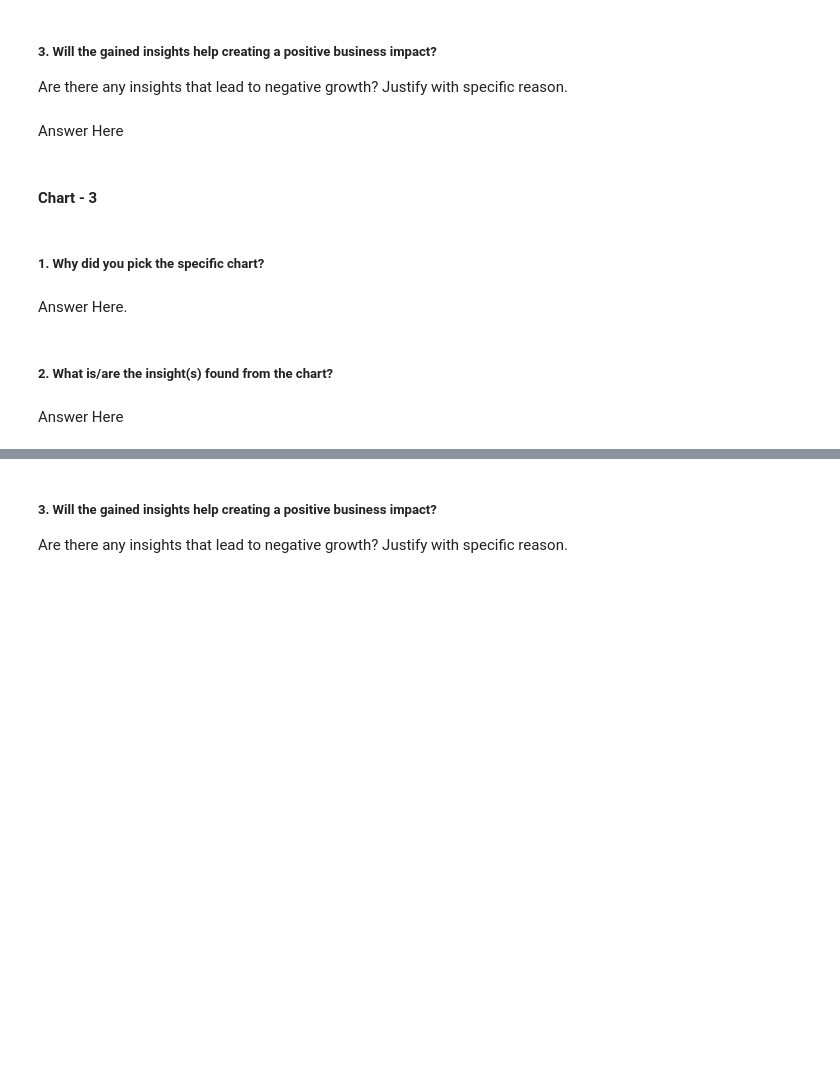
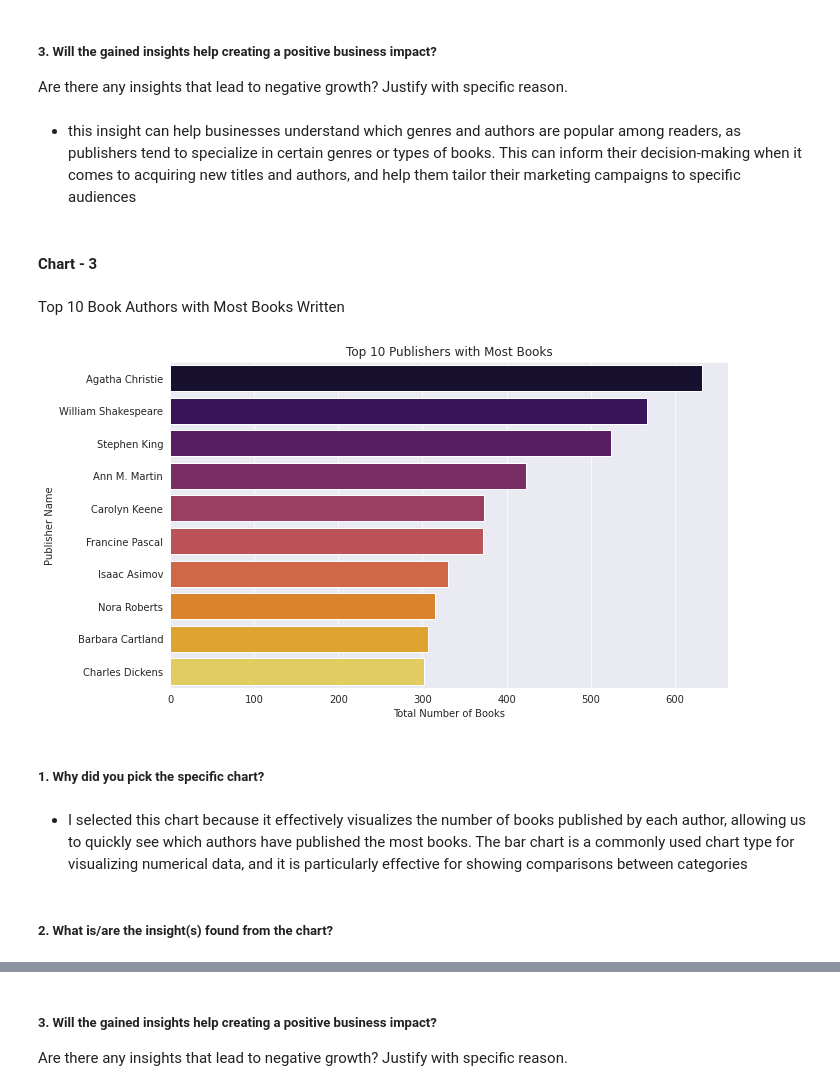
Before and after one commit to SaniyaBubere/book-recommendation-system, a Jupyter notebook: Book_Recommendation_System.ipynb, the cells around one changed output, grey strips where cells are left out. Saved outputs shown, nothing was run; the diff lists cells and outputs as text; code cells hidden in the pictures; blank space fills up the shorter version.

```diff
--- a/Book_Recommendation_System.ipynb
+++ b/Book_Recommendation_System.ipynb
@@ -753,7 +801,7 @@ Answer Here
 # %% [markdown]
 ##### 3. Will the gained insights help creating a positive business impact?
 Are there any insights that lead to negative growth? Justify with specific reason.
-# %% [markdown]
-Answer Here
+# %% [markdown]
+* this insight can help businesses understand which genres and authors are popular among readers, as publishers tend to specialize in certain genres or types of books. This can inform their decision-making when it comes to acquiring new titles and authors, and help them tailor their marketing campaigns to specific audiences
 # %% [markdown]
 #### Chart - 3
@@ -762,8 +808,22 @@ Answer Here
+# %% [markdown]
+Top 10 Book Authors with Most Books Written
+# %%
+# Count the number of books by publisher
+publisher_counts = books_df["Book-Author"].value_counts().head(10)
+
+# Create bar chart
+sns.set_style("darkgrid")
+plt.figure(figsize=(10, 6))
+sns.barplot(x=publisher_counts.values, y=publisher_counts.index, palette="inferno")
+plt.title("Top 10 Publishers with Most Books")
+plt.xlabel("Total Number of Books")
+plt.ylabel("Publisher Name")
+plt.show()
+# %% [output]
+[figure, added]
 # %% [markdown]
 ##### 1. Why did you pick the specific chart?
-# %% [markdown]
-Answer Here.
+# %% [markdown]
+* I selected this chart because it effectively visualizes the number of books published by each author, allowing us to quickly see which authors have published the most books. The bar chart is a commonly used chart type for visualizing numerical data, and it is particularly effective for showing comparisons between categories
 # %% [markdown]
 ##### 2. What is/are the insight(s) found from the chart?
-# %% [markdown]
-Answer Here
```
Also changed, not shown: parts of 54 cells of this notebook.
